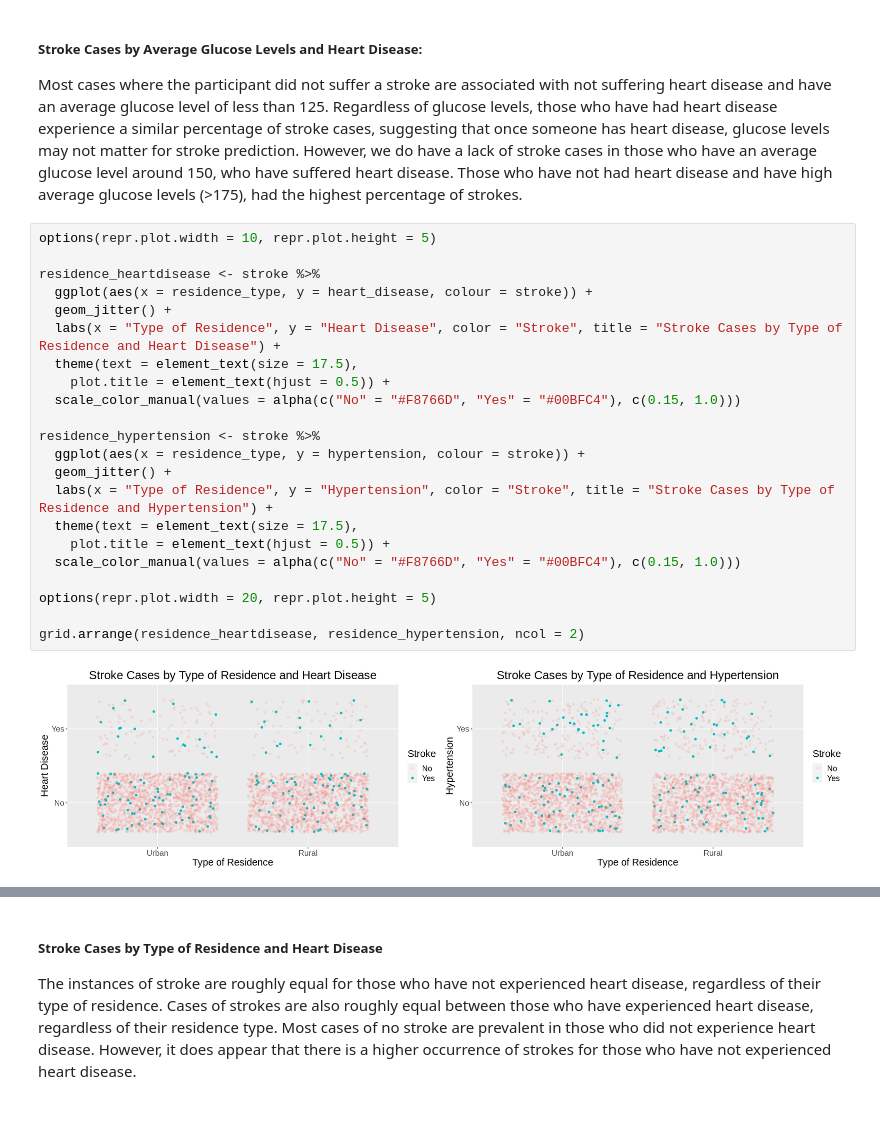
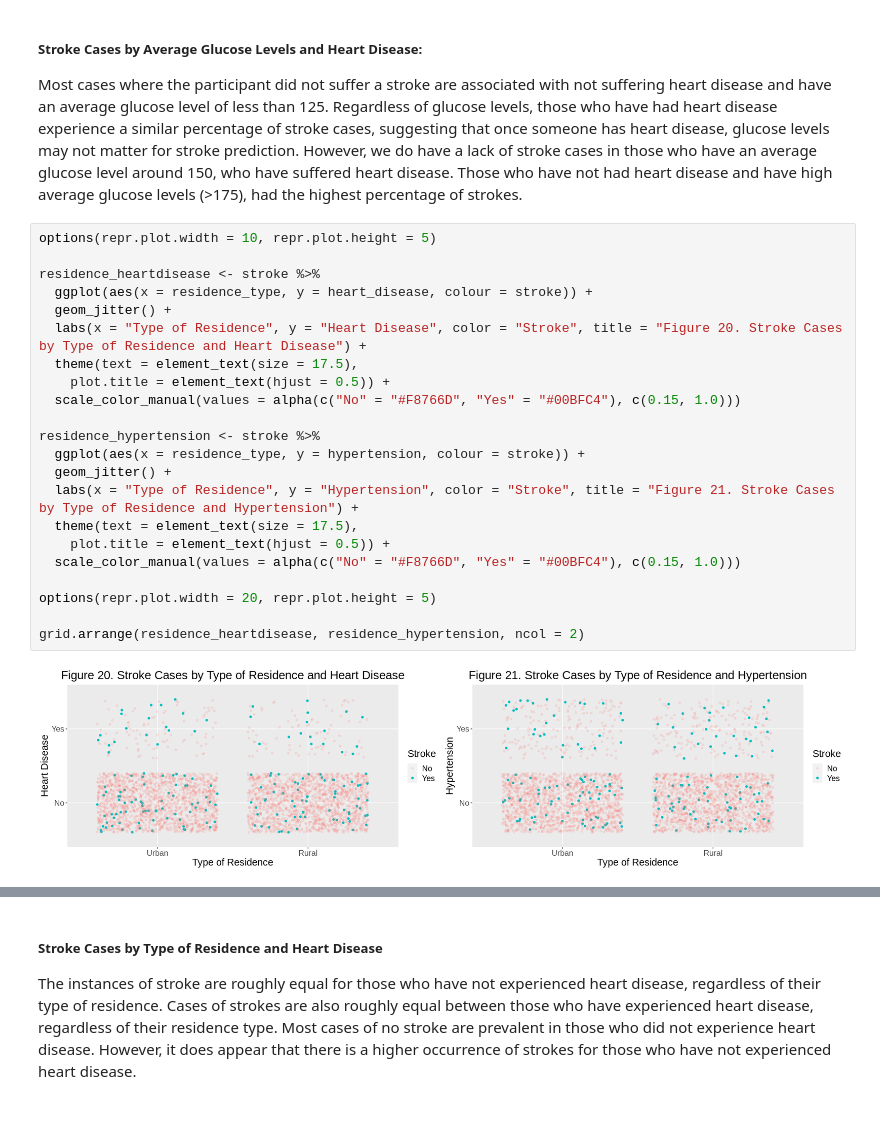
Before and after one commit to 21chanas3/dsci100-group73, a Jupyter notebook: main.ipynb, the cells around one changed output, grey strips where cells are left out. Drawn from its saved outputs; the diff is of its cells as text.

```diff
--- a/main.ipynb
+++ b/main.ipynb
@@ -478,27 +514,27 @@ Most cases where the participant did not suffer a stroke are associated with not
 # %%
 options(repr.plot.width = 10, repr.plot.height = 5)
 
 residence_heartdisease <- stroke %>%
   ggplot(aes(x = residence_type, y = heart_disease, colour = stroke)) +
   geom_jitter() +
-  labs(x = "Type of Residence", y = "Heart Disease", color = "Stroke", title = "Stroke Cases by Type of Residence and Heart Disease") +
+  labs(x = "Type of Residence", y = "Heart Disease", color = "Stroke", title = "Figure 20. Stroke Cases by Type of Residence and Heart Disease") +
   theme(text = element_text(size = 17.5),
     plot.title = element_text(hjust = 0.5)) +
   scale_color_manual(values = alpha(c("No" = "#F8766D", "Yes" = "#00BFC4"), c(0.15, 1.0)))
 
 residence_hypertension <- stroke %>%
   ggplot(aes(x = residence_type, y = hypertension, colour = stroke)) +
   geom_jitter() +
-  labs(x = "Type of Residence", y = "Hypertension", color = "Stroke", title = "Stroke Cases by Type of Residence and Hypertension") +
+  labs(x = "Type of Residence", y = "Hypertension", color = "Stroke", title = "Figure 21. Stroke Cases by Type of Residence and Hypertension") +
   theme(text = element_text(size = 17.5),
     plot.title = element_text(hjust = 0.5)) +
   scale_color_manual(values = alpha(c("No" = "#F8766D", "Yes" = "#00BFC4"), c(0.15, 1.0)))
 
 options(repr.plot.width = 20, repr.plot.height = 5)
 
 grid.arrange(residence_heartdisease, residence_hypertension, ncol = 2)
 # %% [output]
-[figure, old version]
+[figure, new version]
 # %%
 options(repr.plot.width = 10, repr.plot.height = 7.5)
 
```
Also changed, not shown: parts of 23 cells of this notebook.
